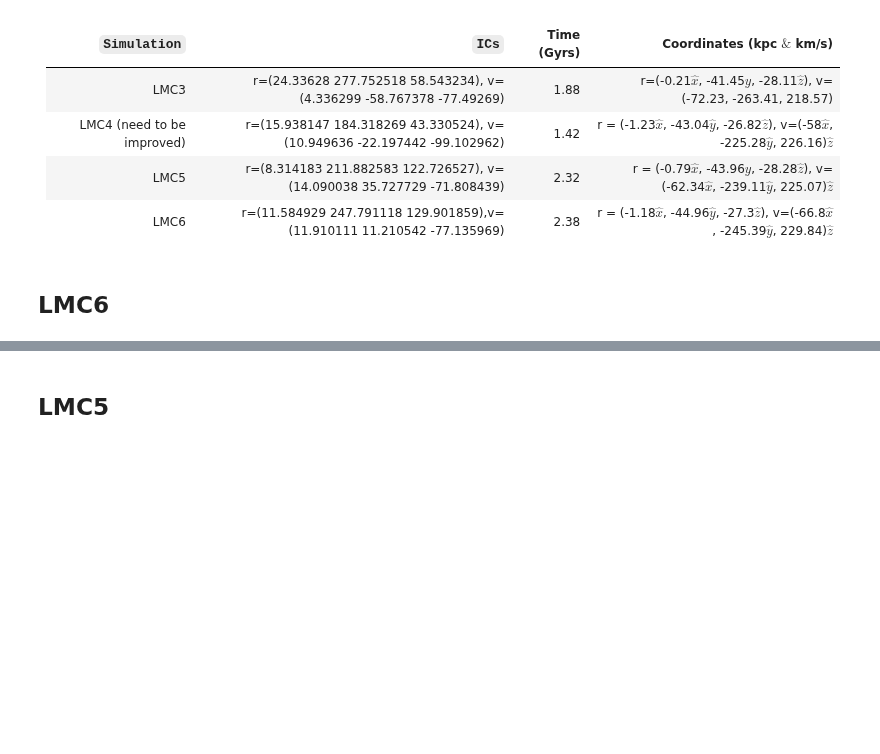
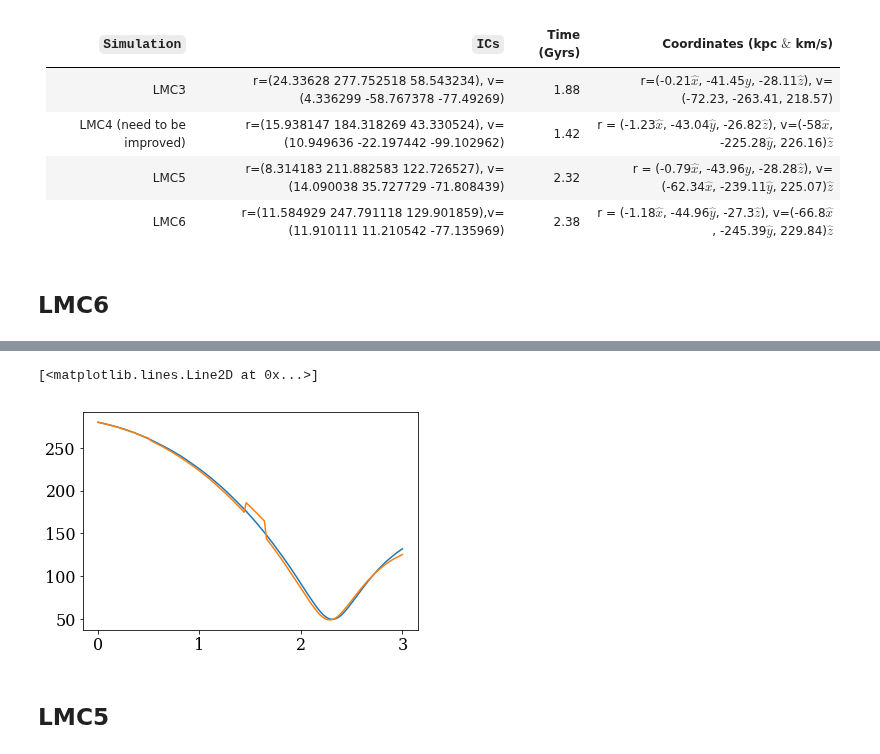
Before and after one commit to jngaravitoc/LMC-MW, a Jupyter notebook: code/LMC_orbit/LMC_orbits.ipynb, the cells around one changed output, grey strips where cells are left out. Cells and saved outputs as stored; diff of their text form; code cells hidden in the pictures; blank space fills up the shorter version.

```diff
--- a/code/LMC_orbit/LMC_orbits.ipynb
+++ b/code/LMC_orbit/LMC_orbits.ipynb
@@ -121,3 +144,9 @@ axvline(2.38)
+# %%
+plot(t6, R_gal6)
+plot(t6_2, R_gal6_2)
+# %% [output]
+[<matplotlib.lines.Line2D at 0x...>]
+[figure, added]
 # %% [markdown]
 ## LMC5
 # %%
```
Also changed, not shown: parts of 11 cells of this notebook.
